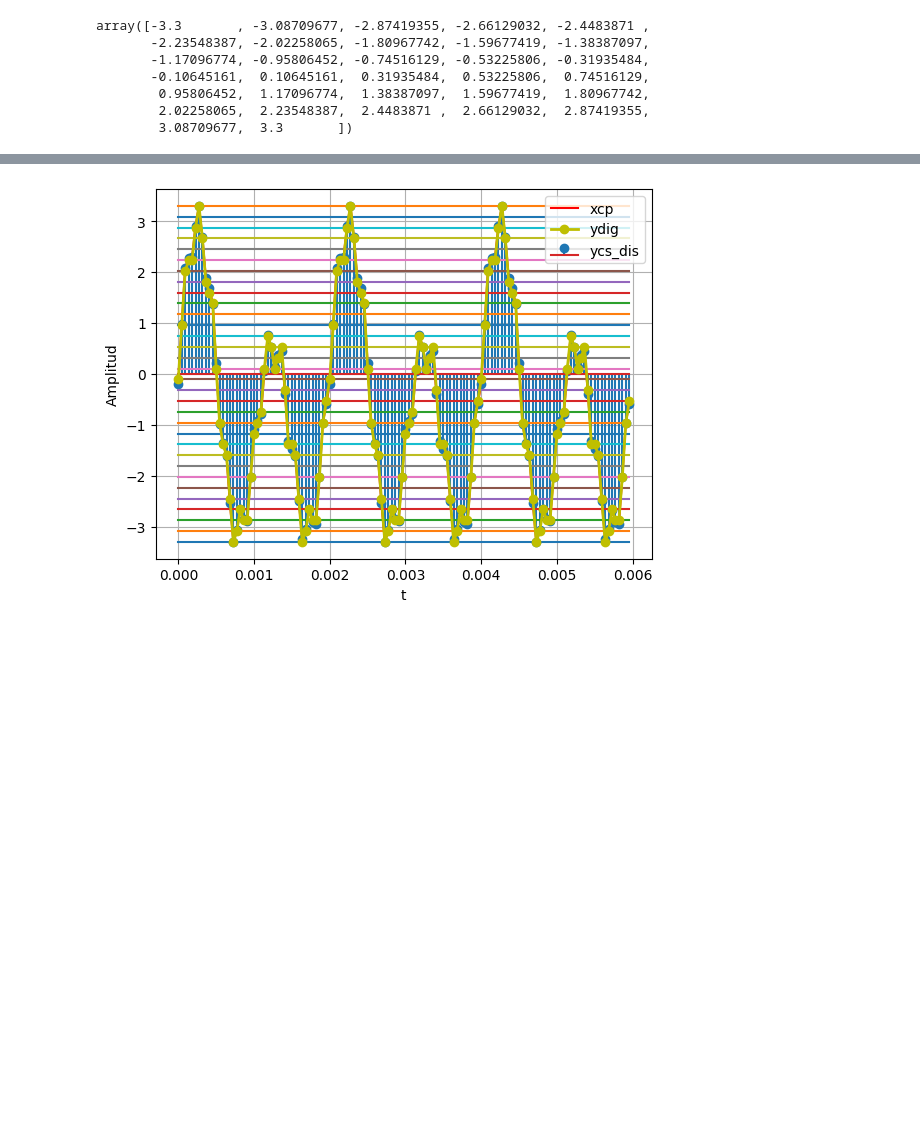
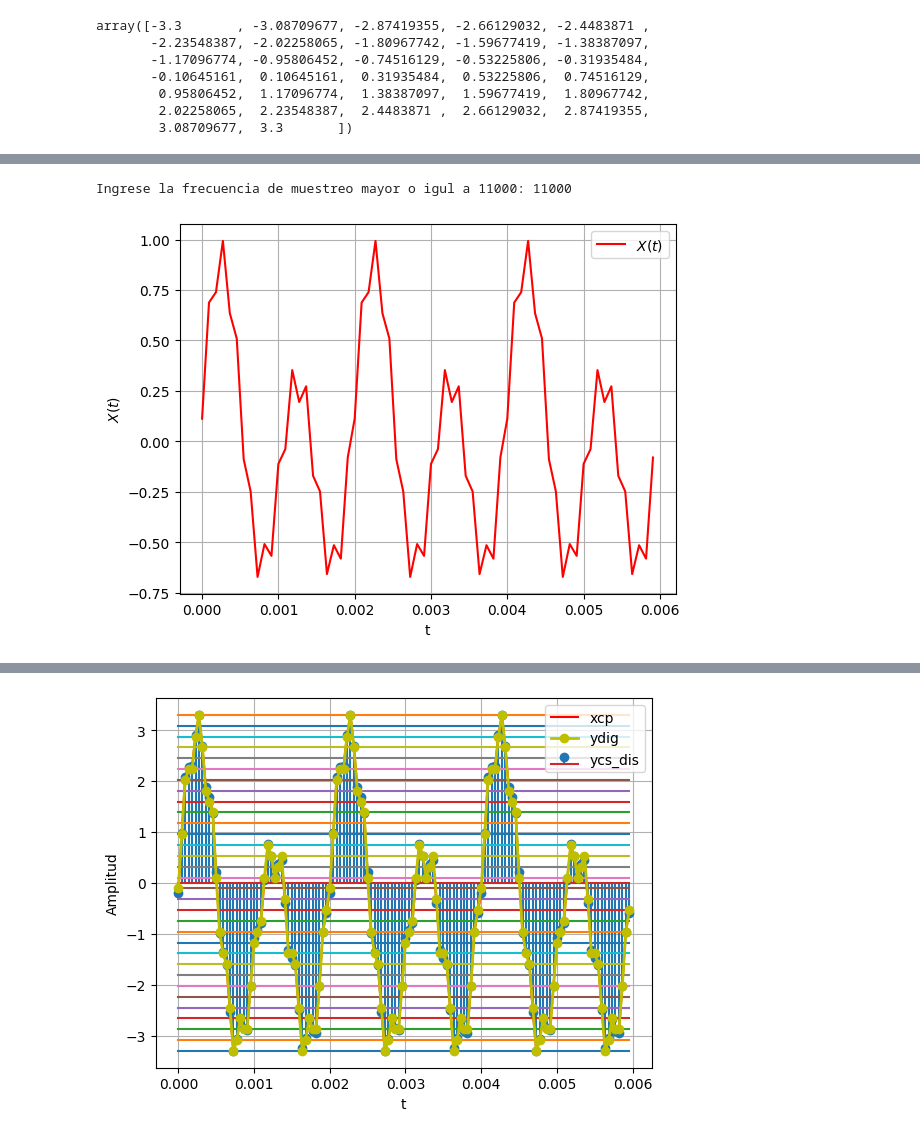
Before and after one commit to SebastianRodriguez05/SyS, a Jupyter notebook: Parcial_1_SyS.ipynb, the cells around one changed output, grey strips where cells are left out. Saved outputs shown, nothing was run; the diff lists cells and outputs as text; code cells hidden in the pictures; blank space fills up the shorter version.

```diff
--- a/Parcial_1_SyS.ipynb
+++ b/Parcial_1_SyS.ipynb
@@ -98,0 +137,50 @@ array([-3.3       , -3.08709677, -2.87419355, -2.66129032, -2.4483871 ,
+# %%
+from numpy import sin, pi, cos
+import numpy as np
+import matplotlib.pyplot as plt
+
+A1 = 0.3 # Amplitud de la señal cos1
+A2 = 0.6 # Amplitud de la señal sin
+A3 = 0.1 # Amplitud de la señal cos2
+w1 = 1000*np.pi# Frecuencia de la señal cos1
+w2 = 2000*np.pi# Frecuencia de la señal sin
+w3 = 11000*np.pi# Frecuencia de la señal cos2
+T1 = 2*np.pi/w1 # Periodo de la señal cos1
+T2 = 2*np.pi/w2 # Periodo de la señal sin
+T3 = 2*np.pi/w3 # Periodo de la señal cos2
+F1 = 1/T1 # Frecuencia de la señal cos1
+F2 = 1/T2 # Frecuencia de la señal sin
+F3 = 1/T3 # Frecuencia de la señal cos2
+
+# periodo seña cuasiperiodica segun los calculos
+T = 1/500
+# definir el vector de tiempo
+ti = 0 # tiempo inicial
+tf = 3*T # tiempo final
+
+# definir frecuencia de muuetreo segun nyquist
+Fs =  int(input("Ingrese la frecuencia de muestreo mayor o igul a 11000: ")) # Frecuaencia mayor a 11000 para cumplir nyquist
+
+while Fs < 11000:
+  print(f"La frecuencia de muestreo de {Fs}[Hz] no cumple nyquist")
+  Fs =  int(input("Ingrese la frecuencia de muestreo mayor a 11000: ")) #
+
+
+else:
+
+  tv = np.arange(ti,tf,1/Fs)
+
+  #construir la señal
+  x = A1*np.cos(w1*tv - np.pi/4) +  A2*np.sin(w2*tv) +  0.1*np.cos(w3*tv - np.pi)
+
+
+  plt.plot(tv,x,'r',label='$X(t)$')  #funcion para poder dibujar la señal  x
+
+  plt.grid(True) # dibuja las cudriculas detras de la señal
+  plt.legend()
+  plt.xlabel('t')
+  plt.ylabel('$X(t)$')
+  plt.show()
+# %% [output]
+Ingrese la frecuencia de muestreo mayor o igul a 11000: 11000
+[figure, added]
```
Also changed, not shown: parts of 6 cells of this notebook.
